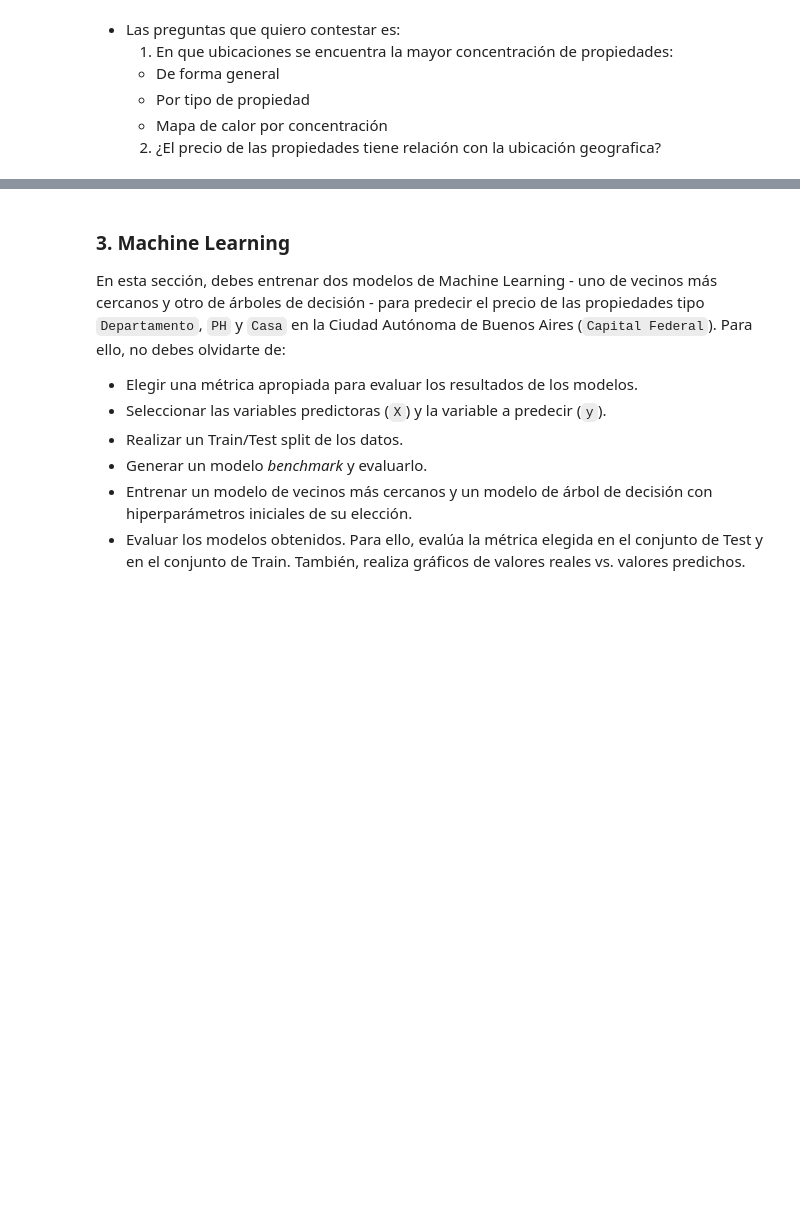
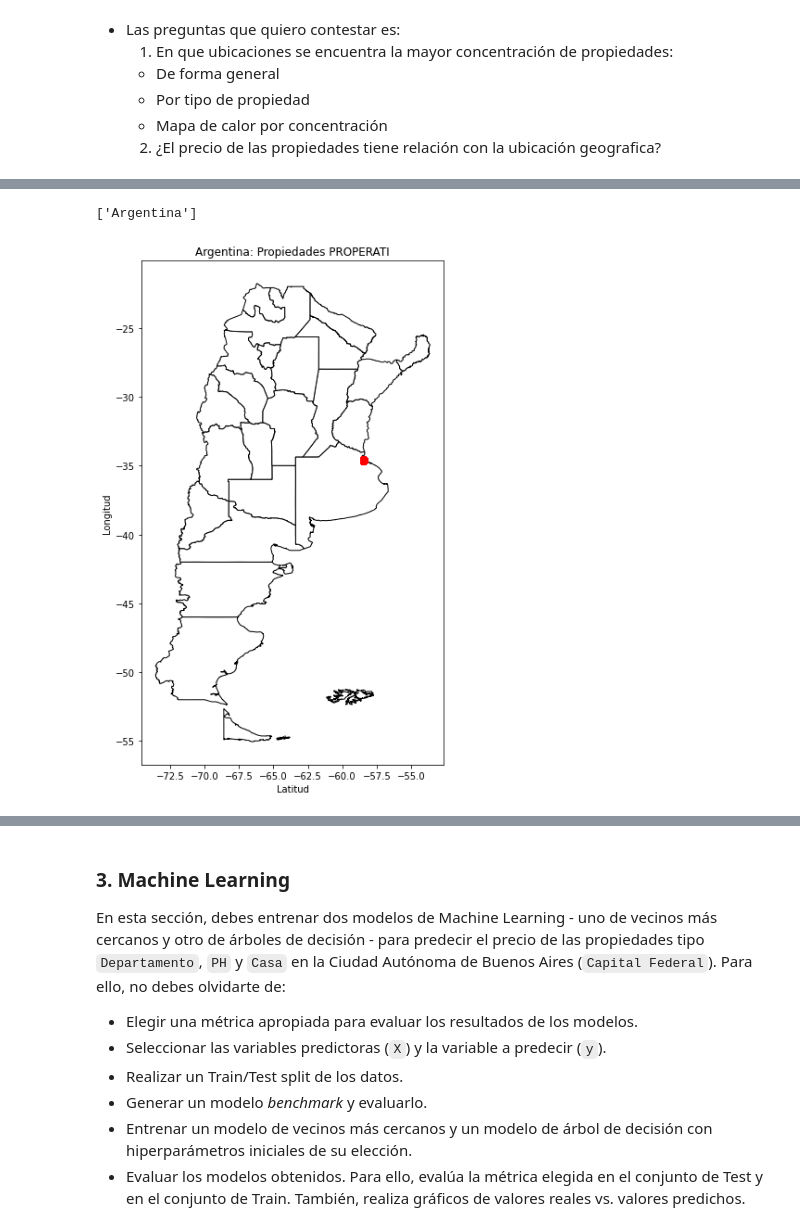
Before and after one commit to lalo1898developer/acamica_sprintproject-1, a Jupyter notebook: DS_Proyecto_01.ipynb, the cells around one changed output, grey strips where cells are left out. Saved outputs shown, nothing was run; the diff lists cells and outputs as text; code cells hidden in the pictures; blank space fills up the shorter version.

```diff
--- a/DS_Proyecto_01.ipynb
+++ b/DS_Proyecto_01.ipynb
@@ -589,18 +595,19 @@ argentina_map.head()
 # %%
 # Mapa de las propiedades
 
 # Queria asegurarme si Argentina era el unico país del Dataset, ya que en la página de Properaty Data mencionana que cuenta con la información de más países
 print(df_properaty_filter['l1'].unique())
 
 gdf = geopandas.GeoDataFrame(df_properaty_filter, geometry=geopandas.points_from_xy(df_properaty_filter.lon, df_properaty_filter.lat))
-#https://uncuyo.carto.com/tables/provincias_argentinas_polygon/public/map
-argentina_map = geopandas.read_file("./drive/MyDrive/Acámica/Sprints/Sprint 1/provincias_argentinas_polygon.geojson")
 ax = argentina_map.plot(color='white', edgecolor='black', figsize=(20,10))
 gdf.plot(ax=ax, color='red')
 plt.title("Argentina: Propiedades PROPERATI")
 plt.xlabel("Latitud")
 plt.ylabel("Longitud")
 plt.show()
+# %% [output]
+['Argentina']
+[figure, added]
 # %%
 # 1. En un mapa con puntos, como se ve la distribución de las propiedades del ultimo dataset que se determino
 
```
Also changed, not shown: parts of 10 cells of this notebook.
